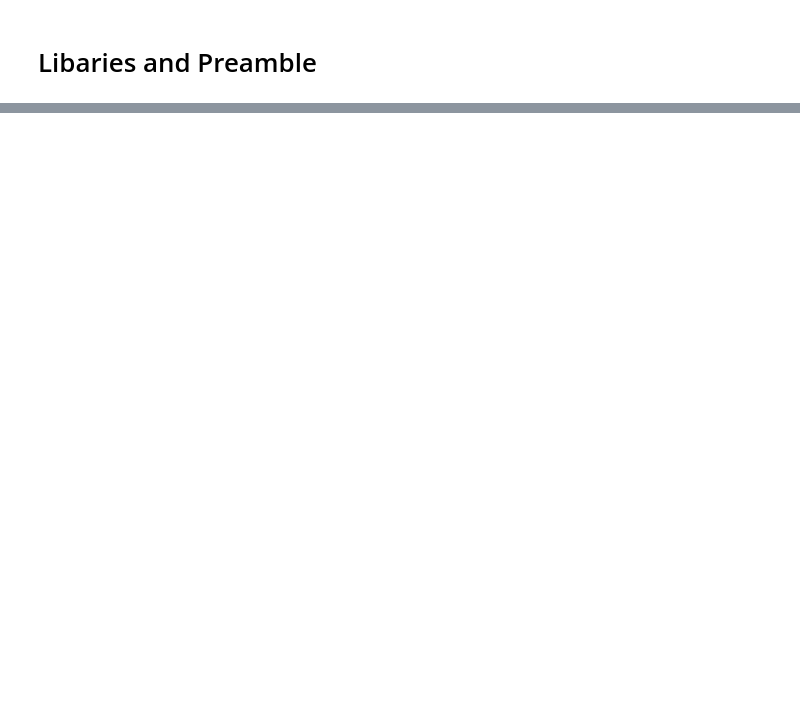
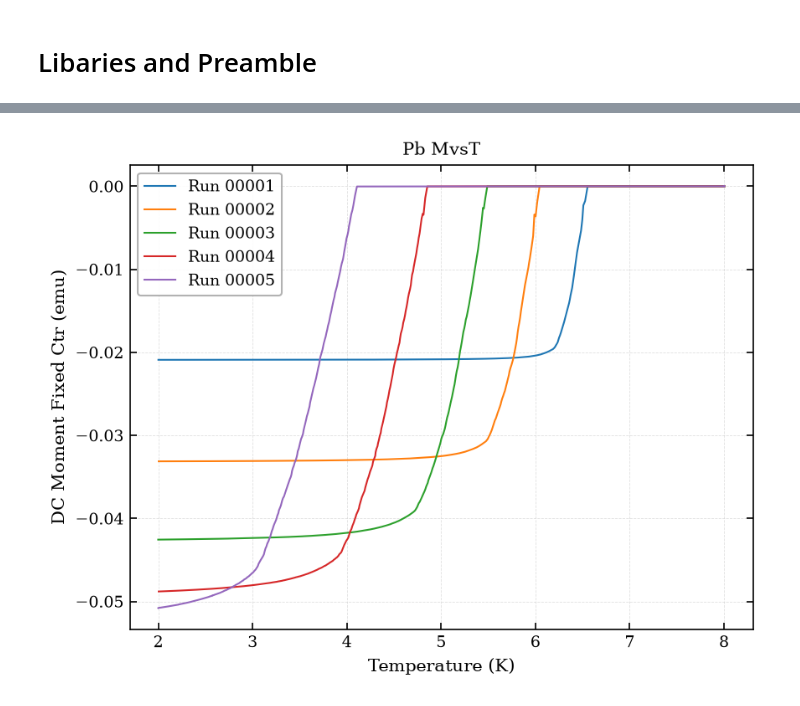
Before and after one commit to OlliePentecost/high-temperature-superconductivity, a Jupyter notebook: 2026-10-15-Pb-ZFC-FW-FC.ipynb, the cells around one changed output, grey strips where cells are left out. Cells and saved outputs as stored; diff of their text form; code cells hidden in the pictures; blank space fills up the shorter version.

Commit message:
added ZFC analysis

```diff
--- a/2026-10-15-Pb-ZFC-FW-FC.ipynb
+++ b/2026-10-15-Pb-ZFC-FW-FC.ipynb
@@ -49,0 +77,16 @@ plt.rcParams.update({
+# %%
+# Source - https://stackoverflow.com/a/10378012
+# Posted by anselm, modified by community. See post 'Timeline' for change history
+# Retrieved 2026-10-15, License - CC BY-SA 4.0
+# edited by ben thomposn
+
+from pathlib import Path
+runs = {}
+pathlist = Path(
+    "data/2026/10/26-10-15 Pb Analysis Folder"
+).glob("**/*.dat")
+for path in sorted(pathlist):
+    run_number = path.stem[-5:]
+    runs[run_number] = read_squid_file(str(path))
+for run_number, data in runs.items():
+    print(f"Run {run_number}")
@@ -49,0 +99,5 @@ plt.rcParams.update({
+# %%
+for run_number, dataframe in runs.items():
+    print(f"Run {run_number}")
+    print(dataframe.head())
+    print("="*80)
@@ -49,0 +122,16 @@ plt.rcParams.update({
+# %%
+
+for run_number, dataframe in runs.items():
+    plt.plot(
+        dataframe["Temperature (K)"],
+        dataframe["DC Moment Fixed Ctr (emu)"],
+        label=f"Run {run_number}",
+    )
+
+plt.title("Pb MvsT")
+plt.xlabel("Temperature (K)")
+plt.ylabel("DC Moment Fixed Ctr (emu)")
+plt.legend()
+plt.show()
+# %% [output]
+[figure, added]
```
Also changed, not shown: parts of 6 cells of this notebook.
